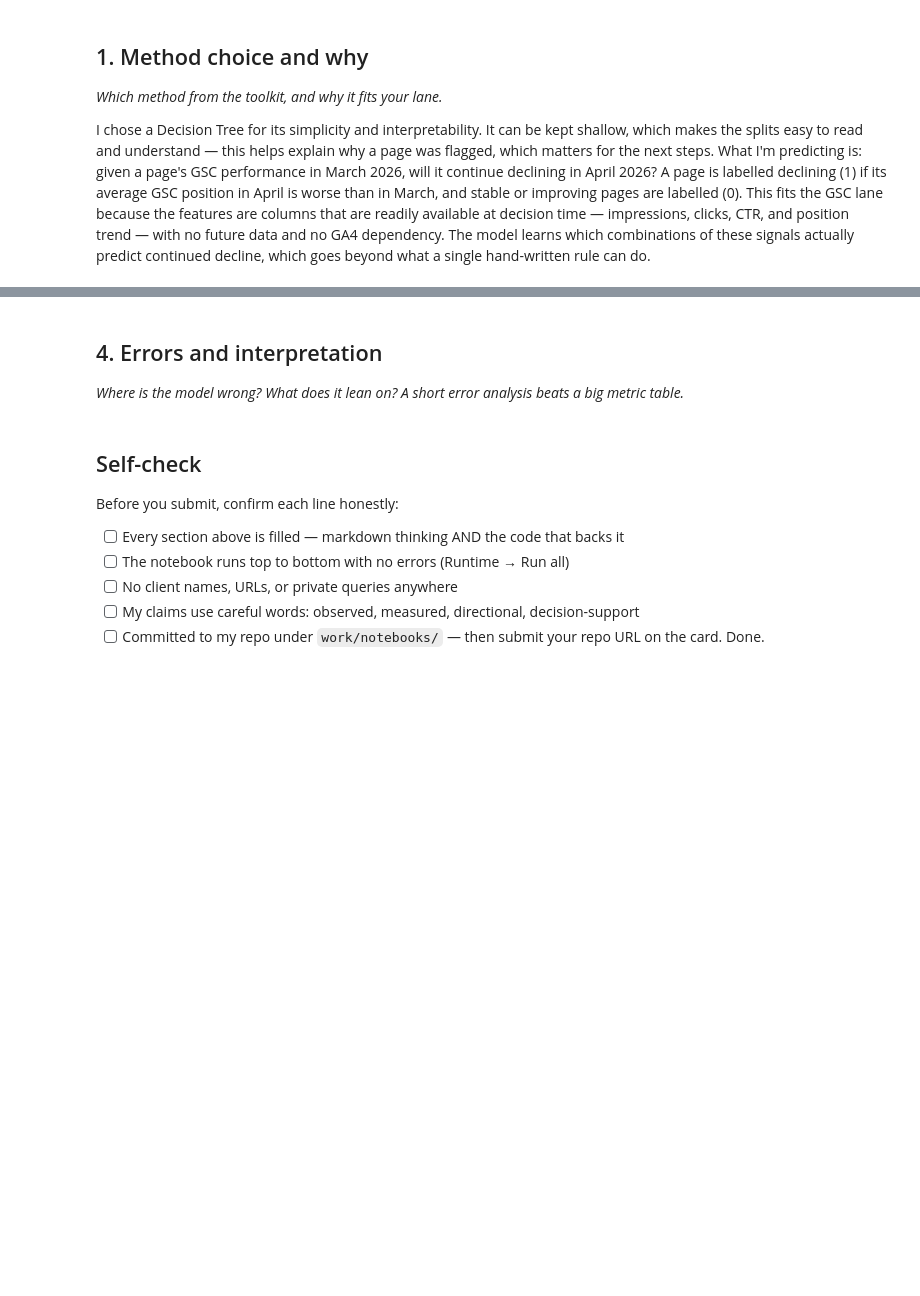
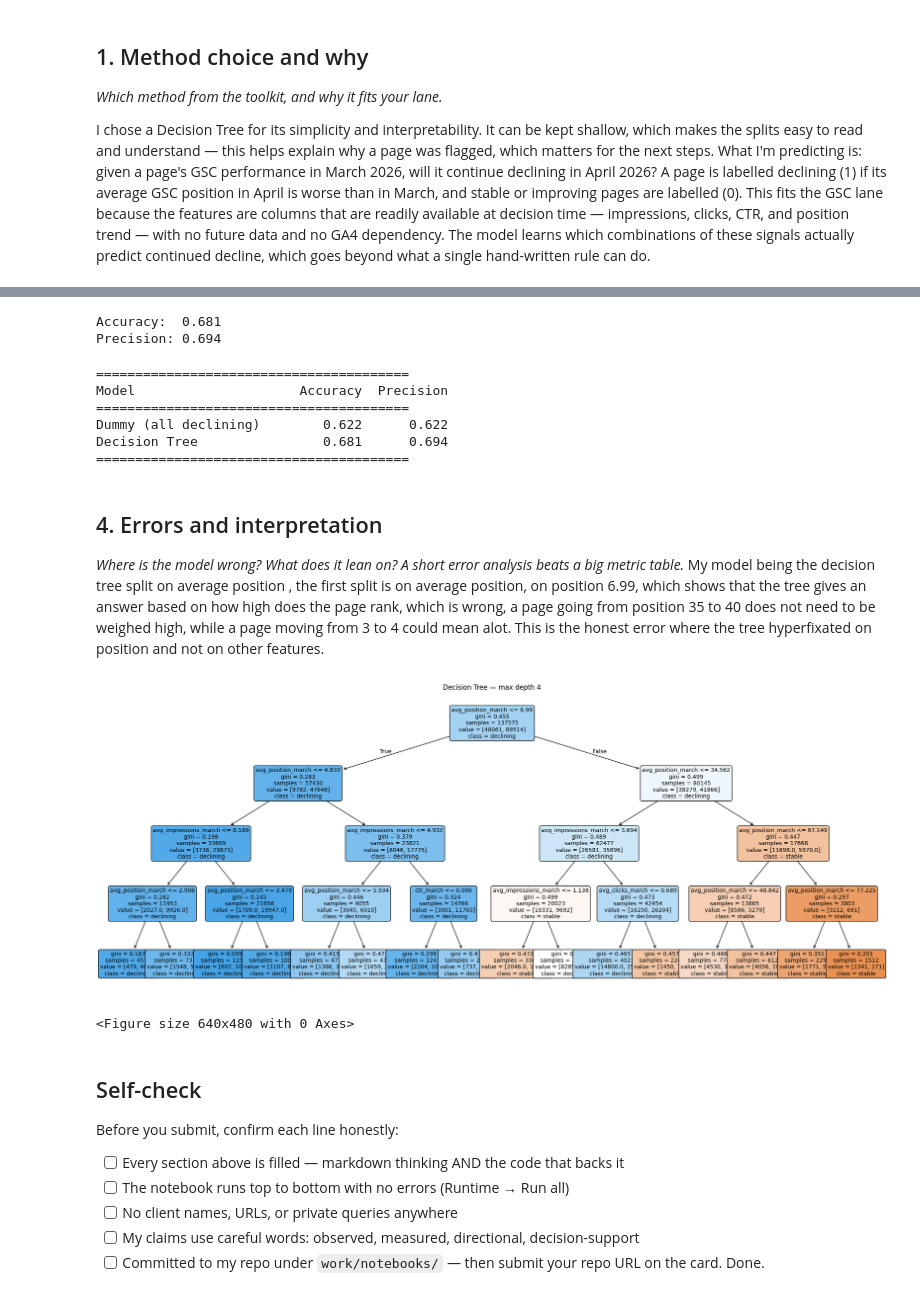
Before and after one commit to yousefelshazly/FlyRankMachineLearning, a Jupyter notebook: work/notebooks/w05_model.ipynb, the cells around one changed output, grey strips where cells are left out. Cells and saved outputs as stored; diff of their text form; code cells hidden in the pictures; blank space fills up the shorter version.

```diff
--- a/work/notebooks/w05_model.ipynb
+++ b/work/notebooks/w05_model.ipynb
@@ -31,0 +106,8 @@ I chose a Decision Tree for its simplicity and interpretability. It can be kept
+# %%
+# Merge March features with April data — inner join keeps only pages in both months
+df = march.merge(april, on=['client_hash_id', 'content_hash_id'], how='inner')
+
+print("Merged shape:", df.shape)
+print("Pages in March only:", len(march) - len(df))
+print("Pages in April only:", len(april) - len(df))
+print(df.head(3))
@@ -31,0 +132,2 @@ I chose a Decision Tree for its simplicity and interpretability. It can be kept
+# %%
+df['label'] = (df['avg_position_april'] > df['avg_position_march']).astype(int)
@@ -31,0 +146,8 @@ I chose a Decision Tree for its simplicity and interpretability. It can be kept
+# %%
+feature_cols = ['avg_position_march', 'avg_impressions_march', 'ctr_march', 'avg_clicks_march']
+
+X = df[feature_cols]
+y = df['label']
+
+print("Features shape:", X.shape)
+print("Label shape:", y.shape)
@@ -32,10 +185,70 @@ I chose a Decision Tree for its simplicity and interpretability. It can be kept
+# %%
+from sklearn.tree import DecisionTreeClassifier
+from sklearn.metrics import accuracy_score, precision_score
+
+# Train Decision Tree
+clf = DecisionTreeClassifier(max_depth=4, random_state=42)
+clf.fit(X_train, y_train)
+
+# Predict on test set
+y_pred = clf.predict(X_test)
+
+# Metrics
+accuracy = accuracy_score(y_test, y_pred)
+precision = precision_score(y_test, y_pred)
+
+print(f"Accuracy:  {accuracy:.3f}")
+print(f"Precision: {precision:.3f}")
+# %% [output]
+Accuracy:  0.681
+Precision: 0.694
+# %%
+import numpy as np
+
+# Dummy baseline — predict declining for everything
+y_dummy = np.ones(len(y_test), dtype=int)
+dummy_precision = precision_score(y_test, y_dummy)
+dummy_accuracy = accuracy_score(y_test, y_dummy)
+
+# Comparison table
+print("=" * 40)
+print(f"{'Model':<25} {'Accuracy':>8} {'Precision':>10}")
+print("=" * 40)
+print(f"{'Dummy (all declining)':<25} {dummy_accuracy:>8.3f} {dummy_precision:>10.3f}")
+print(f"{'Decision Tree':<25} {accuracy:>8.3f} {precision:>10.3f}")
+print("=" * 40)
+# %% [output]
+========================================
+Model                     Accuracy  Precision
+========================================
+Dummy (all declining)        0.622      0.622
+Decision Tree                0.681      0.694
+========================================
 # %% [markdown]
 ## 4. Errors and interpretation
 
 *Where is the model wrong? What does it lean on? A short error analysis beats a big metric table.*
+My model being the decision tree split on average position , the first split is on average position, on position 6.99, which shows that the tree gives an answer based on how high does the page rank, which is wrong, a page going from position 35 to 40 does not need to be weighed high, while a page moving from 3 to 4 could mean alot. This is the honest error where the tree hyperfixated on position and not on other features.
 # %%
 # This cell is for CODE (numbers, a query, a check).
 # Write your text answer in the cell ABOVE this one — typing sentences here breaks Run All.
+from sklearn.tree import plot_tree
+import matplotlib.pyplot as plt
+
+plt.figure(figsize=(20, 8))
+plot_tree(clf, feature_names=feature_cols, class_names=['stable', 'declining'],
+          filled=True, rounded=True, fontsize=10)
+plt.title("Decision Tree — max depth 4")
+plt.tight_layout()
+plt.savefig('work/outputs/decision_tree.png')
+plt.show()
+# %% [output]
+[figure, added]
+# %%
+os.makedirs('work/outputs', exist_ok=True)
+plt.savefig('work/outputs/decision_tree.png')
+# %% [output]
+<Figure size 640x480 with 0 Axes>
 # %% [markdown]
 ## Self-check
 
```
Also changed, not shown: parts of 8 cells of this notebook.
